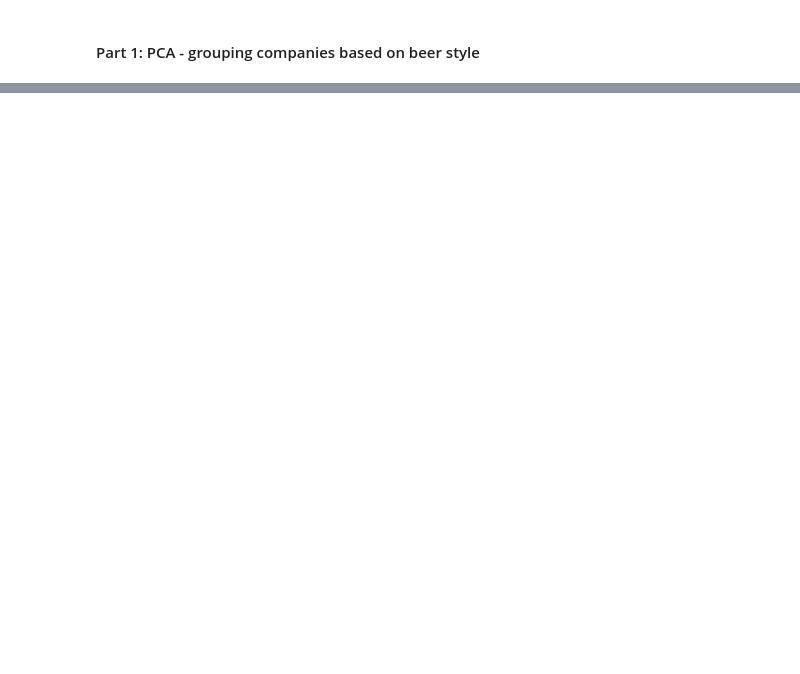
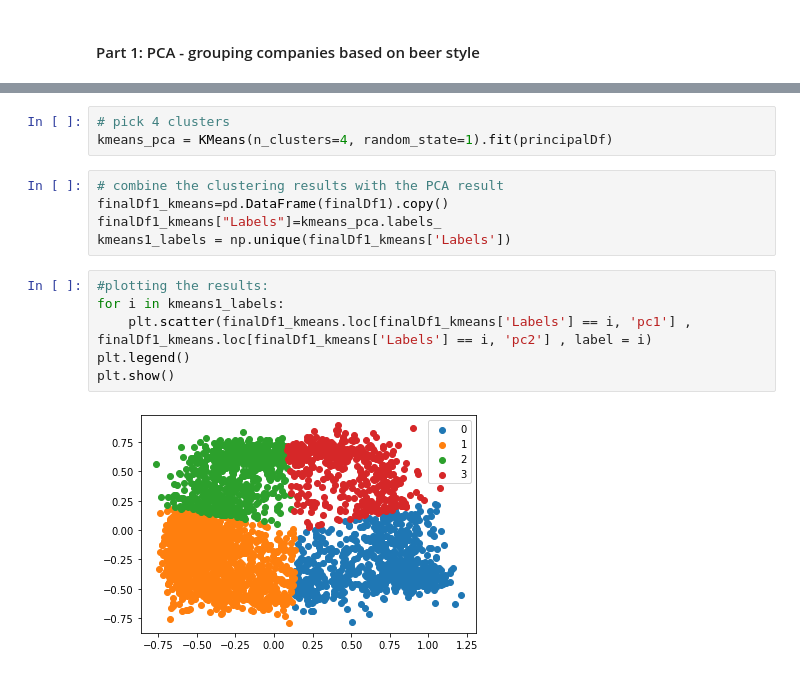
Before and after one commit to happysoymilk/beer_data_analysis, a Jupyter notebook: PCA.ipynb, the cells around one changed output, grey strips where cells are left out. Saved outputs shown, nothing was run; the diff lists cells and outputs as text; blank space fills up the shorter version.

```diff
--- a/PCA.ipynb
+++ b/PCA.ipynb
@@ -211,0 +166,16 @@ finalDf
+# %%
+# pick 4 clusters
+kmeans_pca = KMeans(n_clusters=4, random_state=1).fit(principalDf)
+# %%
+# combine the clustering results with the PCA result
+finalDf1_kmeans=pd.DataFrame(finalDf1).copy()
+finalDf1_kmeans["Labels"]=kmeans_pca.labels_
+kmeans1_labels = np.unique(finalDf1_kmeans['Labels'])
+# %%
+#plotting the results:
+for i in kmeans1_labels:
+    plt.scatter(finalDf1_kmeans.loc[finalDf1_kmeans['Labels'] == i, 'pc1'] , finalDf1_kmeans.loc[finalDf1_kmeans['Labels'] == i, 'pc2'] , label = i)
+plt.legend()
+plt.show()
+# %% [output]
+[figure, added]
```
Also changed, not shown: parts of 33 cells of this notebook.
